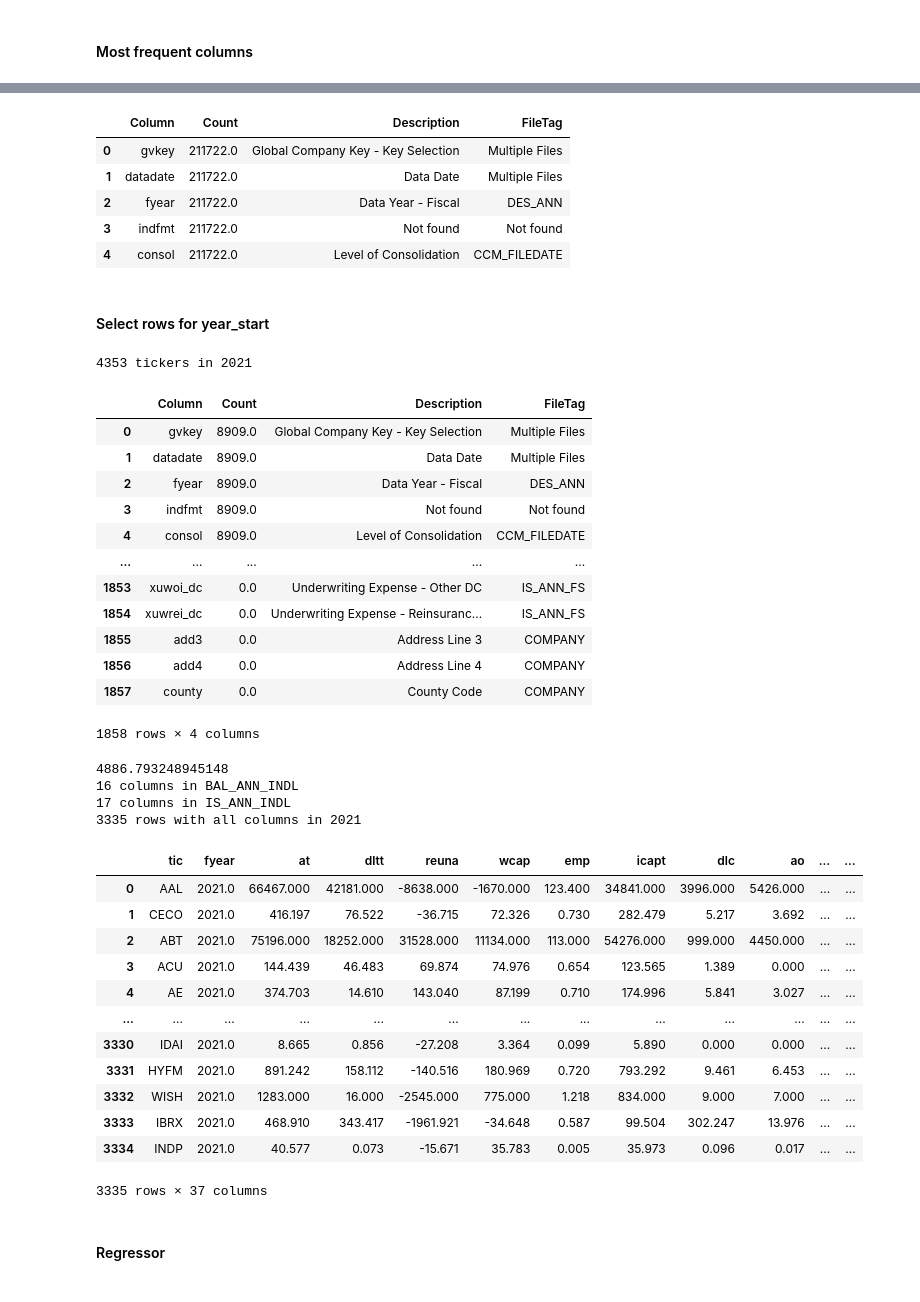
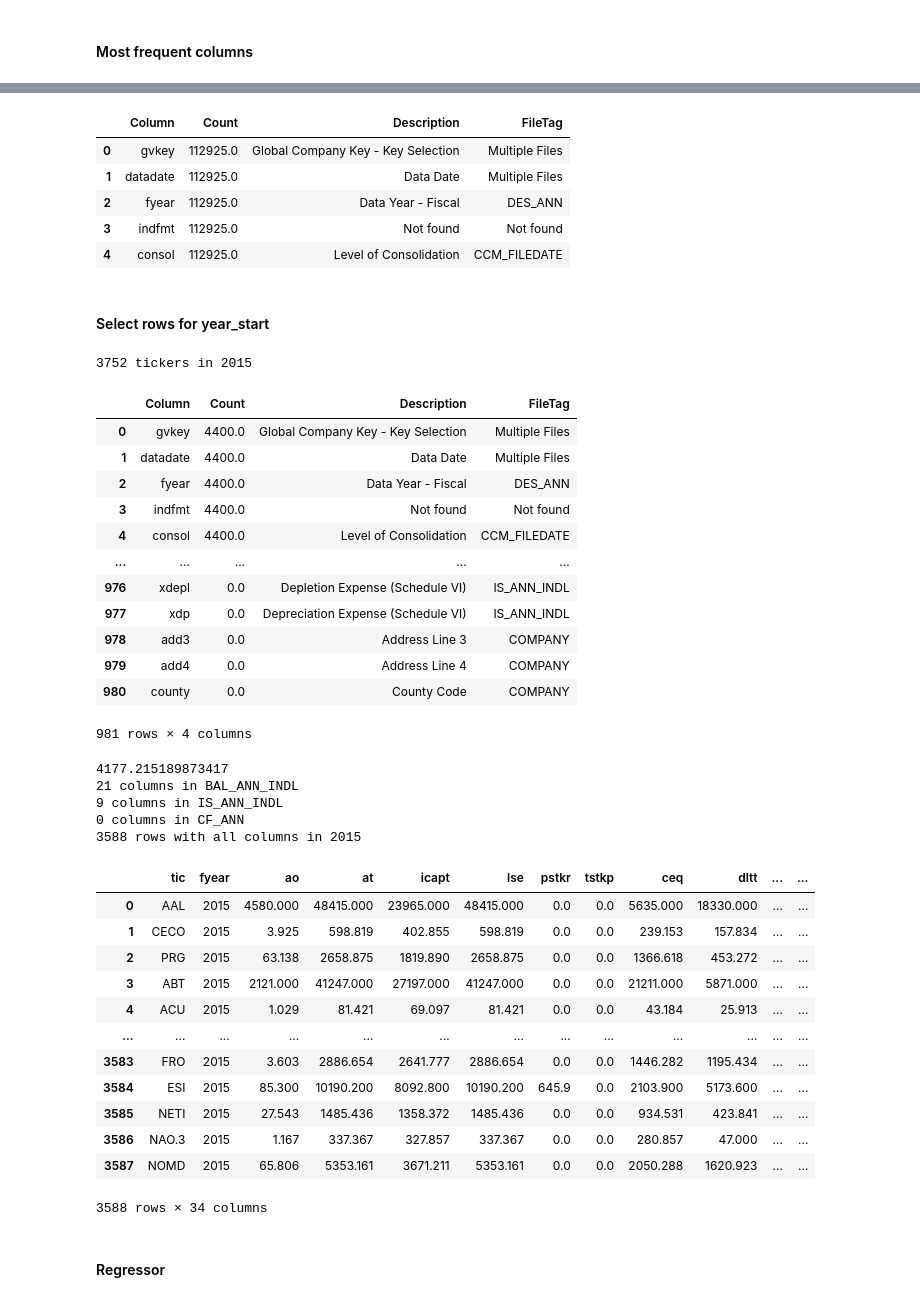
Before and after one commit to vini2001/MSI-II-ML-Accounting-Data-Stock-Trading, a Jupyter notebook: notebook.ipynb, the cells around one changed output, grey strips where cells are left out. Cells and saved outputs as stored; diff of their text form; code cells hidden in the pictures.

```diff
--- a/notebook.ipynb
+++ b/notebook.ipynb
@@ -9,13 +9,13 @@ import yfinance as yf
 
 # exchange codes http://finabase.blogspot.com/2014/09/interantional-stock-exchange-codes-for.html
 
-path = './Compustat data3.csv.nosync.csv'
+path = './Compustat data4.csv.nosync.csv'
 df = pd.read_csv(path, sep=',')
 # %% [markdown]
 ### Configurations
 # %%
-year_start = 2021
-year_end = 2022
+year_start = 2015
+year_end = 2016
 min_tickers_to_select_row = 4000
 only_tickers_with_fiscal_year_ending_at = 12
 # %% [markdown]
@@ -170,11 +171,11 @@ df_columns.to_csv(path, index=False)
 df_columns.head()
 # %% [output]
 |  | Column | Count | Description | FileTag |
-| 0 | gvkey | 211722.0 | Global Company Key - Key Selection | Multiple Files |
-| 1 | datadate | 211722.0 | Data Date | Multiple Files |
-| 2 | fyear | 211722.0 | Data Year - Fiscal | DES_ANN |
-| 3 | indfmt | 211722.0 | Not found | Not found |
-| 4 | consol | 211722.0 | Level of Consolidation | CCM_FILEDATE |
+| 0 | gvkey | 112925.0 | Global Company Key - Key Selection | Multiple Files |
+| 1 | datadate | 112925.0 | Data Date | Multiple Files |
+| 2 | fyear | 112925.0 | Data Year - Fiscal | DES_ANN |
+| 3 | indfmt | 112925.0 | Not found | Not found |
+| 4 | consol | 112925.0 | Level of Consolidation | CCM_FILEDATE |
 # %% [markdown]
 #### Select rows for year_start
 # %%
@@ -195,68 +196,71 @@ path = f'./columns_{year_start}.csv'
 df_columns_start.to_csv(path, index=False)
 df_columns_start
 # %% [output]
-4353 tickers in 2021
+3752 tickers in 2015
 |  | Column | Count | Description | FileTag |
-| 0 | gvkey | 8909.0 | Global Company Key - Key Selection | Multiple Files |
-| 1 | datadate | 8909.0 | Data Date | Multiple Files |
-| 2 | fyear | 8909.0 | Data Year - Fiscal | DES_ANN |
-| 3 | indfmt | 8909.0 | Not found | Not found |
-| 4 | consol | 8909.0 | Level of Consolidation | CCM_FILEDATE |
+| 0 | gvkey | 4400.0 | Global Company Key - Key Selection | Multiple Files |
+| 1 | datadate | 4400.0 | Data Date | Multiple Files |
+| 2 | fyear | 4400.0 | Data Year - Fiscal | DES_ANN |
+| 3 | indfmt | 4400.0 | Not found | Not found |
+| 4 | consol | 4400.0 | Level of Consolidation | CCM_FILEDATE |
 | ... | ... | ... | ... | ... |
-| 1853 | xuwoi_dc | 0.0 | Underwriting Expense - Other DC | IS_ANN_FS |
-| 1854 | xuwrei_dc | 0.0 | Underwriting Expense - Reinsuranc... | IS_ANN_FS |
-| 1855 | add3 | 0.0 | Address Line 3 | COMPANY |
-| 1856 | add4 | 0.0 | Address Line 4 | COMPANY |
-| 1857 | county | 0.0 | County Code | COMPANY |
+| 976 | xdepl | 0.0 | Depletion Expense (Schedule VI) | IS_ANN_INDL |
+| 977 | xdp | 0.0 | Depreciation Expense (Schedule VI) | IS_ANN_INDL |
+| 978 | add3 | 0.0 | Address Line 3 | COMPANY |
+| 979 | add4 | 0.0 | Address Line 4 | COMPANY |
+| 980 | county | 0.0 | County Code | COMPANY |
-1858 rows × 4 columns
+981 rows × 4 columns
 # %%
-min_tickers_to_select_row = (2600/4740) * len(rows_start['tic'])
+min_tickers_to_select_row = (4500/4740) * len(rows_start['tic'])
 print(min_tickers_to_select_row)
 # select columns with count > min_count
 def select_columns(df, min_count, file_tag):
     vals = df[df_columns_start['FileTag'] == file_tag]
     vals = vals[vals['Count'] > min_count]['Column']
     return vals.values.tolist()
 
 vals_bal_ann_indl = select_columns(df_columns_start, min_tickers_to_select_row, 'BAL_ANN_INDL')
 vals_is_ann_indl = select_columns(df_columns_start, min_tickers_to_select_row, 'IS_ANN_INDL')
+val_cf_ann = select_columns(df_columns_start, min_tickers_to_select_row, 'CF_ANN')
 
 print(f'{len(vals_bal_ann_indl)} columns in BAL_ANN_INDL')
 print(f'{len(vals_is_ann_indl)} columns in IS_ANN_INDL')
+print(f'{len(val_cf_ann)} columns in CF_ANN')
 
 # select all rows in rows_start with columns of vals_bal_ann_indl and vals_is_ann_indl different than NaN
-rows_start_bal_and_is = rows_start[['tic', 'fyear'] + vals_bal_ann_indl + vals_is_ann_indl + ['mkvalt', 'prcc_f']]
+rows_start_bal_and_is = rows_start[['tic', 'fyear'] + vals_bal_ann_indl + vals_is_ann_indl + val_cf_ann + ['mkvalt', 'prcc_f']]
 rows_start_bal_and_is = rows_start_bal_and_is.dropna()
 rows_start_bal_and_is = rows_start_bal_and_is.reset_index(drop=True)
 # print(len(rows_start_bal_and_is))
 print(f'{len(rows_start_bal_and_is)} rows with all columns in {year_start}')
 
 # create csv file
 path = f'./rows_{year_start}_bal_ann_indl.csv'
 rows_start_bal_and_is.to_csv(path, index=False)
 
 tickers = rows_start_bal_and_is['tic']
 
 data = rows_start_bal_and_is
 data
 # %% [output]
-4886.793248945148
-16 columns in BAL_ANN_INDL
-17 columns in IS_ANN_INDL
-3335 rows with all columns in 2021
+4177.215189873417
+21 columns in BAL_ANN_INDL
+9 columns in IS_ANN_INDL
+0 columns in CF_ANN
+3588 rows with all columns in 2015
-|  | tic | fyear | at | dltt | reuna | wcap | emp | icapt | dlc | ao | ... | ... |
-| 0 | AAL | 2021.0 | 66467.000 | 42181.000 | -8638.000 | -1670.000 | 123.400 | 34841.000 | 3996.000 | 5426.000 | ... | ... |
-| 1 | CECO | 2021.0 | 416.197 | 76.522 | -36.715 | 72.326 | 0.730 | 282.479 | 5.217 | 3.692 | ... | ... |
-| 2 | ABT | 2021.0 | 75196.000 | 18252.000 | 31528.000 | 11134.000 | 113.000 | 54276.000 | 999.000 | 4450.000 | ... | ... |
-| 3 | ACU | 2021.0 | 144.439 | 46.483 | 69.874 | 74.976 | 0.654 | 123.565 | 1.389 | 0.000 | ... | ... |
-| 4 | AE | 2021.0 | 374.703 | 14.610 | 143.040 | 87.199 | 0.710 | 174.996 | 5.841 | 3.027 | ... | ... |
+|  | tic | fyear | ao | at | icapt | lse | pstkr | tstkp | ceq | dltt | ... | ... |
+| 0 | AAL | 2015 | 4580.000 | 48415.000 | 23965.000 | 48415.000 | 0.0 | 0.0 | 5635.000 | 18330.000 | ... | ... |
+| 1 | CECO | 2015 | 3.925 | 598.819 | 402.855 | 598.819 | 0.0 | 0.0 | 239.153 | 157.834 | ... | ... |
+| 2 | PRG | 2015 | 63.138 | 2658.875 | 1819.890 | 2658.875 | 0.0 | 0.0 | 1366.618 | 453.272 | ... | ... |
+| 3 | ABT | 2015 | 2121.000 | 41247.000 | 27197.000 | 41247.000 | 0.0 | 0.0 | 21211.000 | 5871.000 | ... | ... |
+| 4 | ACU | 2015 | 1.029 | 81.421 | 69.097 | 81.421 | 0.0 | 0.0 | 43.184 | 25.913 | ... | ... |
 | ... | ... | ... | ... | ... | ... | ... | ... | ... | ... | ... | ... | ... |
-| 3330 | IDAI | 2021.0 | 8.665 | 0.856 | -27.208 | 3.364 | 0.099 | 5.890 | 0.000 | 0.000 | ... | ... |
-| 3331 | HYFM | 2021.0 | 891.242 | 158.112 | -140.516 | 180.969 | 0.720 | 793.292 | 9.461 | 6.453 | ... | ... |
-| 3332 | WISH | 2021.0 | 1283.000 | 16.000 | -2545.000 | 775.000 | 1.218 | 834.000 | 9.000 | 7.000 | ... | ... |
-| 3333 | IBRX | 2021.0 | 468.910 | 343.417 | -1961.921 | -34.648 | 0.587 | 99.504 | 302.247 | 13.976 | ... | ... |
-| 3334 | INDP | 2021.0 | 40.577 | 0.073 | -15.671 | 35.783 | 0.005 | 35.973 | 0.096 | 0.017 | ... | ... |
+| 3583 | FRO | 2015 | 3.603 | 2886.654 | 2641.777 | 2886.654 | 0.0 | 0.0 | 1446.282 | 1195.434 | ... | ... |
+| 3584 | ESI | 2015 | 85.300 | 10190.200 | 8092.800 | 10190.200 | 645.9 | 0.0 | 2103.900 | 5173.600 | ... | ... |
+| 3585 | NETI | 2015 | 27.543 | 1485.436 | 1358.372 | 1485.436 | 0.0 | 0.0 | 934.531 | 423.841 | ... | ... |
+| 3586 | NAO.3 | 2015 | 1.167 | 337.367 | 327.857 | 337.367 | 0.0 | 0.0 | 280.857 | 47.000 | ... | ... |
+| 3587 | NOMD | 2015 | 65.806 | 5353.161 | 3671.211 | 5353.161 | 0.0 | 0.0 | 2050.288 | 1620.923 | ... | ... |
-3335 rows × 37 columns
+3588 rows × 34 columns
 # %% [markdown]
 #### Regressor
 # %%
```
Also changed, not shown: parts of 5 cells of this notebook, 4 other files.
